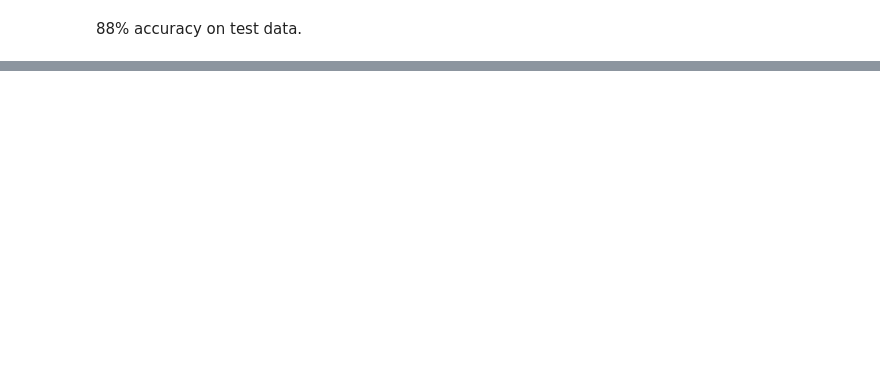
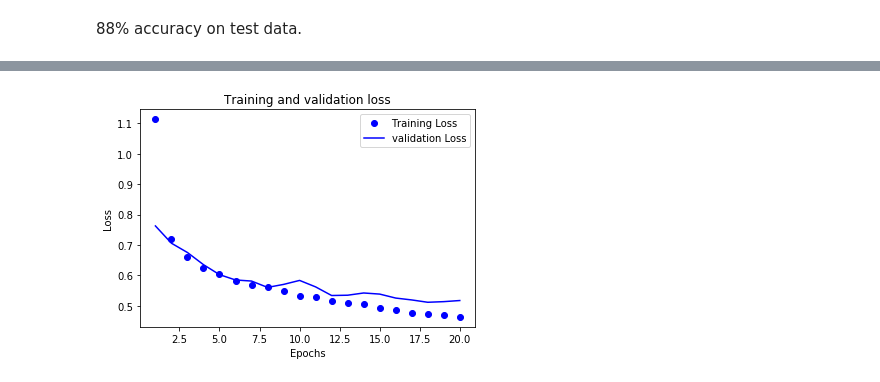
Before and after one commit to siddharthparmar7/deep-learning-with-python, a Jupyter notebook: IMDB with keras.ipynb, the cells around one changed output, grey strips where cells are left out. Saved outputs shown, nothing was run; the diff lists cells and outputs as text; code cells hidden in the pictures; blank space fills up the shorter version.

Commit message:
add regularization and dropout to imdb classification model

```diff
--- a/IMDB with keras.ipynb
+++ b/IMDB with keras.ipynb
@@ -177,0 +215,12 @@ results
+# %%
+model = models.Sequential()
+
+model.add(layers.Dense(16, kernel_regularizer=regularizers.l1_l2(l1=0.001, l2=0.001), activation="relu", input_shape=(10000,)))
+model.add(layers.Dense(16,kernel_regularizer=regularizers.l1_l2(l1=0.001, l2=0.001), activation="relu"))
+model.add(layers.Dense(1, activation="sigmoid"))
+
+model.compile(optimizer=optimizers.RMSprop(lr=0.001),
+              loss='binary_crossentropy',
+              metrics=['accuracy'])
+
+history = model.fit(partial_x_train, partial_y_train, epochs=20, batch_size=512, validation_data=(x_val, y_val))
@@ -177,0 +245,4 @@ results
+# %%
+plot_val_loss(history.history)
+# %% [output]
+[figure, added]
```
Also changed, not shown: parts of 16 cells of this notebook.
